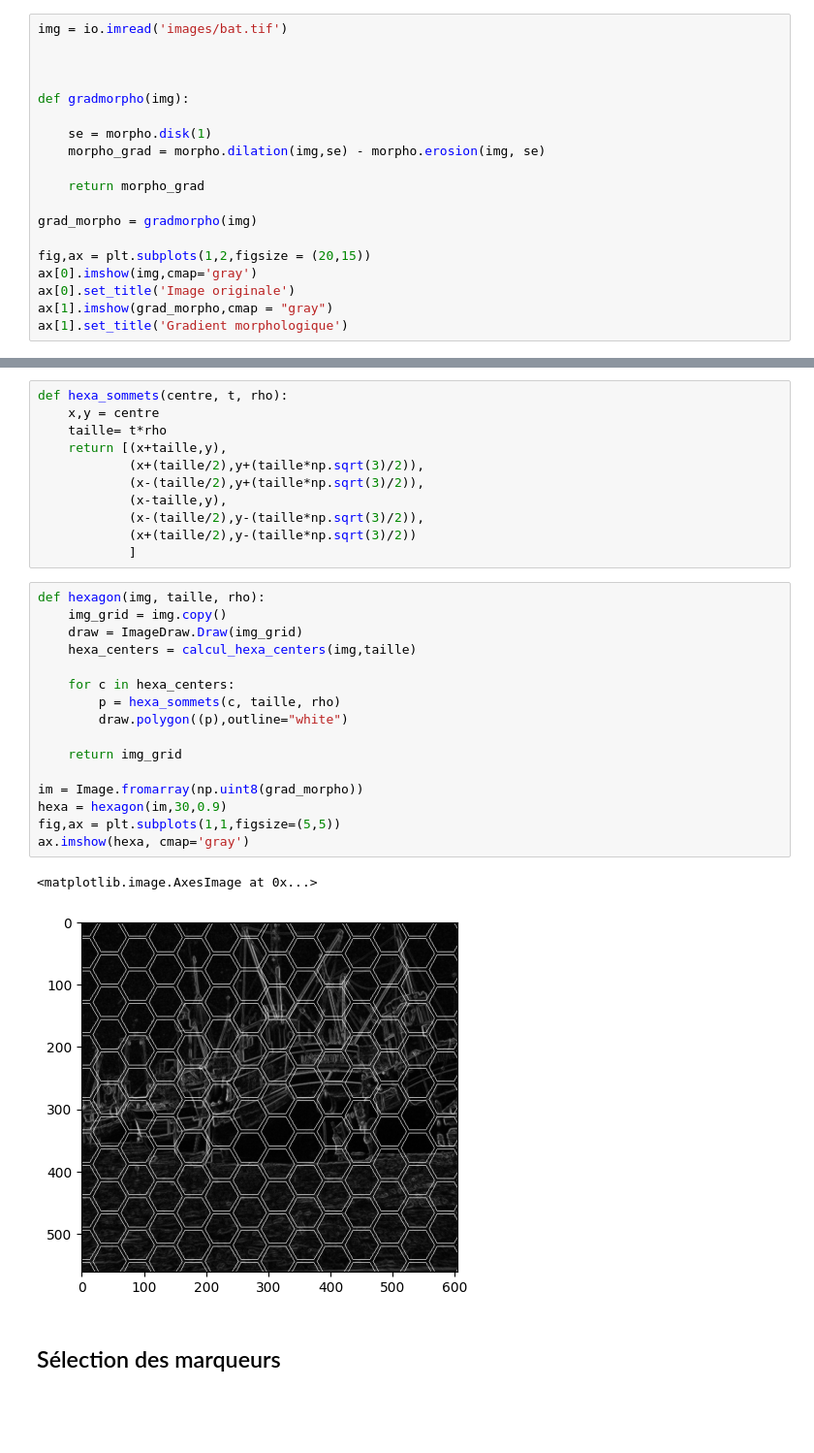
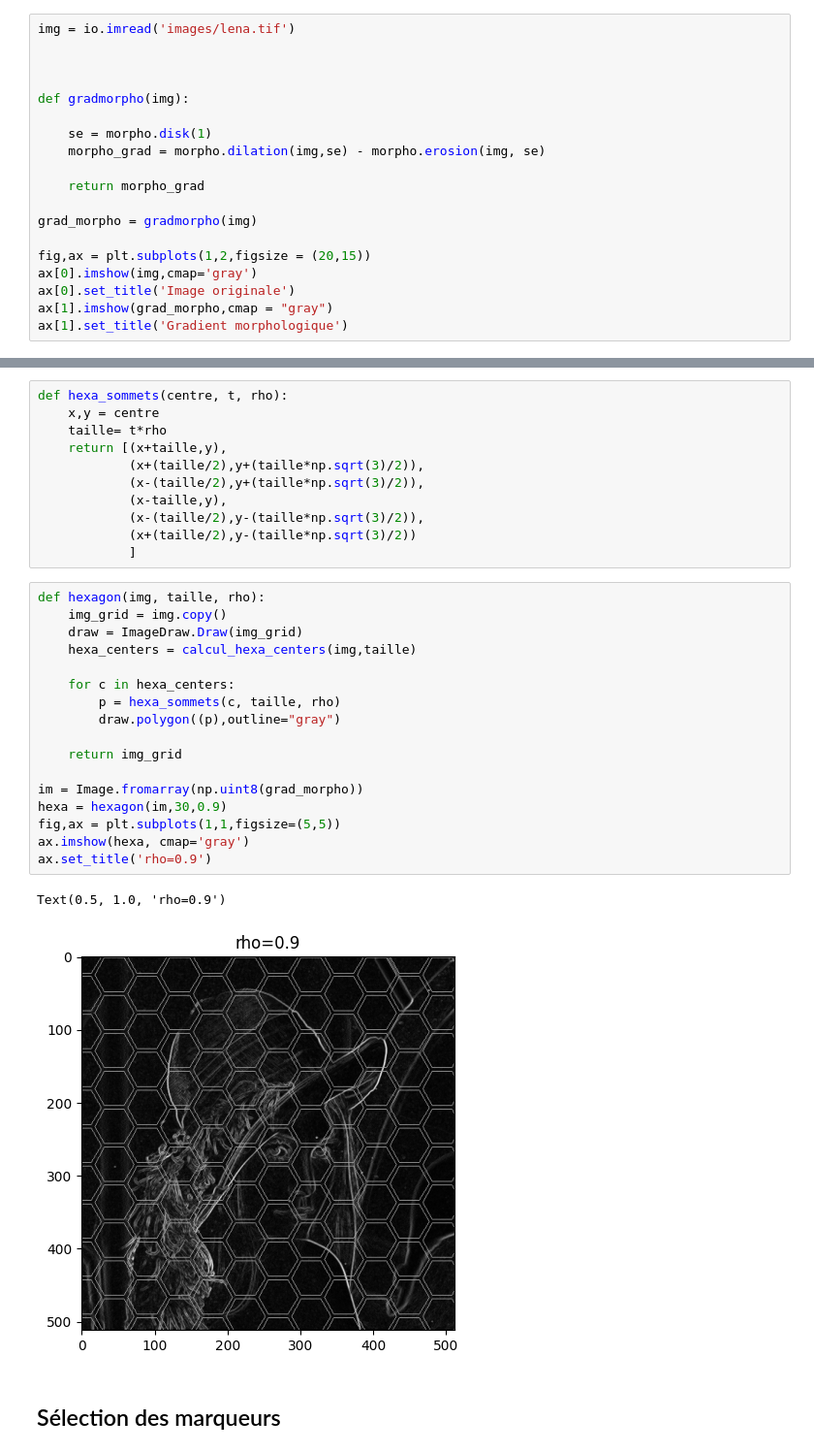
Before and after one commit to Planeurzik/Waterpixels, a Jupyter notebook: water1.ipynb, the cells around one changed output, grey strips where cells are left out. Shown at 97% size. Drawn from its saved outputs; the diff is of its cells as text; blank space fills up the shorter version.

```diff
--- a/water1.ipynb
+++ b/water1.ipynb
@@ -12,7 +12,7 @@ import scipy.spatial as sp
 # %% [markdown]
 ## Gradient morphologique
 # %%
-img = io.imread('images/bat.tif')
+img = io.imread('images/lena.tif')
 
 
 
@@ -78,22 +78,23 @@ def hexa_sommets(centre, t, rho):
 # %%
 def hexagon(img, taille, rho):
     img_grid = img.copy()
     draw = ImageDraw.Draw(img_grid)
     hexa_centers = calcul_hexa_centers(img,taille)
 
     for c in hexa_centers:
         p = hexa_sommets(c, taille, rho)
-        draw.polygon((p),outline="white")
+        draw.polygon((p),outline="gray")
 
     return img_grid
 
 im = Image.fromarray(np.uint8(grad_morpho))
 hexa = hexagon(im,30,0.9)
 fig,ax = plt.subplots(1,1,figsize=(5,5))
 ax.imshow(hexa, cmap='gray')
+ax.set_title('rho=0.9')
 # %% [output]
-<matplotlib.image.AxesImage at 0x...>
+Text(0.5, 1.0, 'rho=0.9')
-[figure, old version]
+[figure, new version]
 # %% [markdown]
 ## Sélection des marqueurs
 # %%
```
Also changed, not shown: parts of 4 cells of this notebook.
